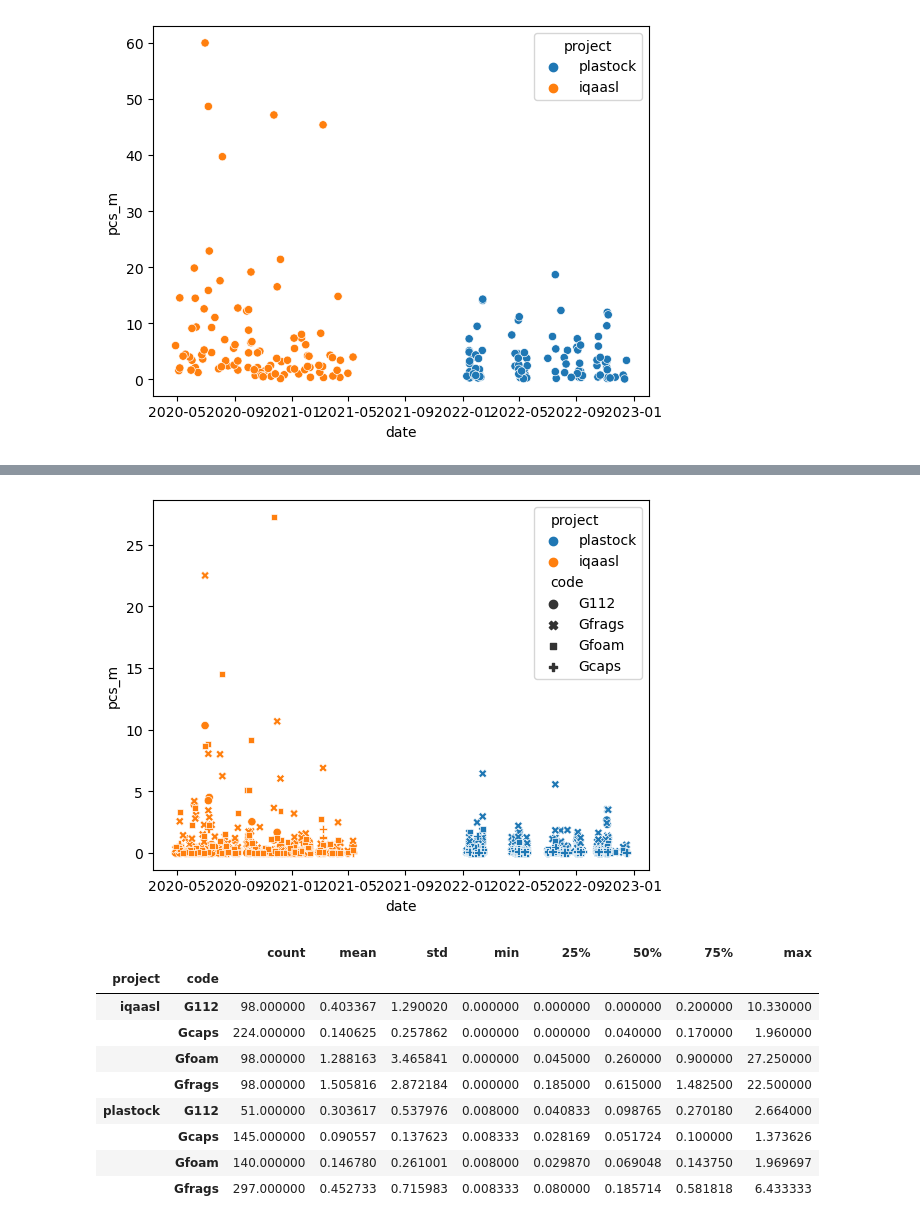
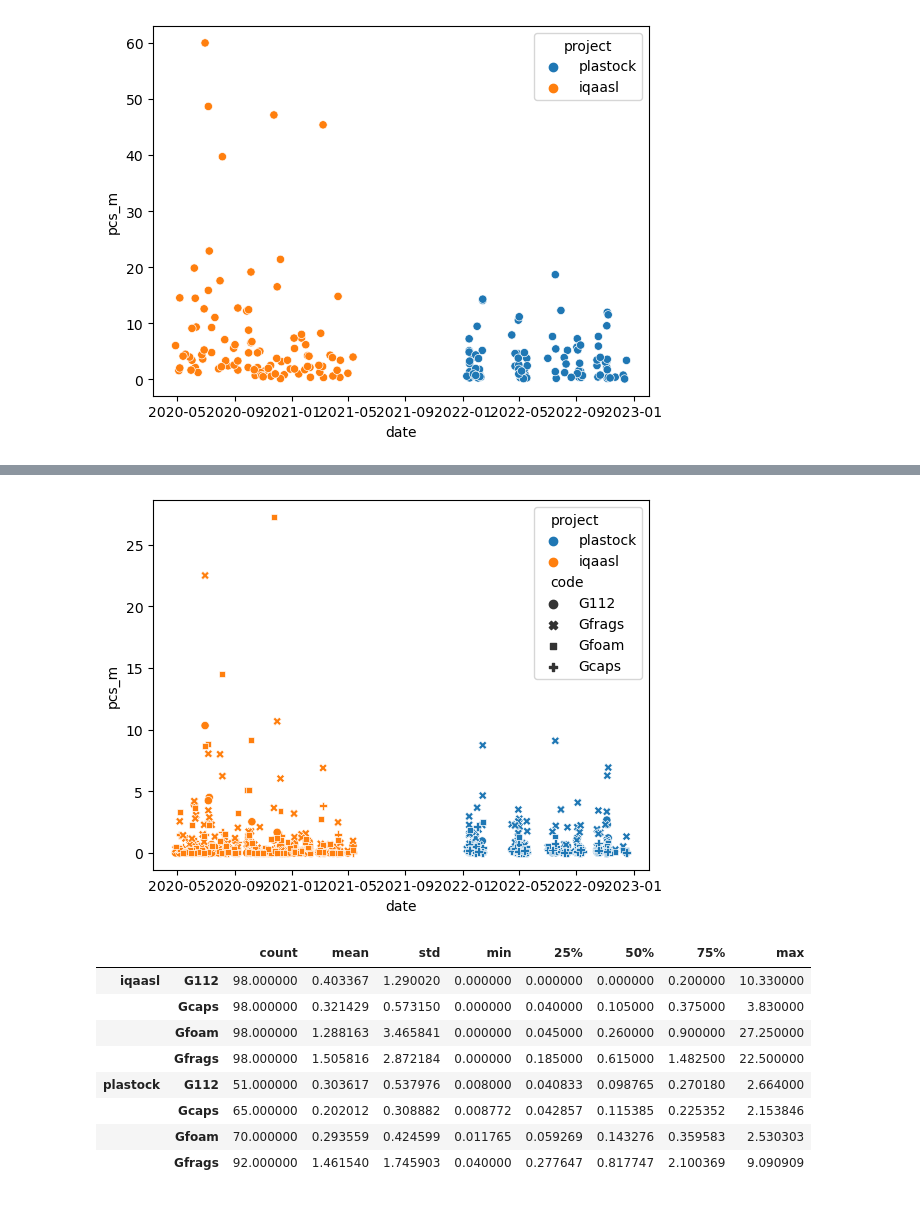
Before and after one commit to AssociationSauvegardeLeman/plastock, a Jupyter notebook: plastock_iqaasl.ipynb, the cells around one changed output, grey strips where cells are left out. Saved outputs shown, nothing was run; the diff lists cells and outputs as text; code cells hidden in the pictures.

Commit message:
fixed aggregation error for Gfrags, Gcaps and Gfoam for both sets of data

```diff
--- a/plastock_iqaasl.ipynb
+++ b/plastock_iqaasl.ipynb
@@ -138,7 +138,7 @@ plasticpcs = [ "G78", "G79", "G80", "G75", "G76", "G77"]
 Gcaps = [ "G21", "G23", "G24" ]
 
 # the columns that are being kept and the operations per column
-columns = ['loc_date', 'location', 'date', 'quantity', 'project']
+columns = ['loc_date', 'location', 'date', 'project']
 operations = {"quantity":"sum", "pcs_m": "sum"}
 
 # separate the codes of interest by group from the data frame and add the replacement value
@@ -213,28 +233,27 @@ sns.scatterplot(data=daily_totals, x="date", y="pcs_m", ax=ax, hue="project", st
 
 plt.show()
 # %% [output]
-[figure, old version]
+[figure, new version]
 # %%
 summary = daily_totals.groupby(["project", "code"]).pcs_m.describe()
-summary.index.name = (None, None)
+summary.index.names = (None, None)
 
 # this defines the css rules for the note-book table displays
 header_row = {'selector': 'th:nth-child(1)', 'props': f'background-color: #FFF;'}
 even_rows = {"selector": 'tr:nth-child(even)', 'props': f'background-color: rgba(139, 69, 19, 0.08);'}
 odd_rows = {'selector': 'tr:nth-child(odd)', 'props': 'background: #FFF;'}
 table_font = {'selector': 'tr', 'props': 'font-size: 12px;'}
 table_css_styles = [even_rows, odd_rows, table_font, header_row]
 
 
 summary.style.set_table_styles(table_css_styles)
 # %% [output]
 |  |  | count | mean | std | min | 25% | 50% | 75% | max |
-| project | code |  |  |  |  |  |  |  |  |
 | iqaasl | G112 | 98.000000 | 0.403367 | 1.290020 | 0.000000 | 0.000000 | 0.000000 | 0.200000 | 10.330000 |
-|  | Gcaps | 224.000000 | 0.140625 | 0.257862 | 0.000000 | 0.000000 | 0.040000 | 0.170000 | 1.960000 |
+|  | Gcaps | 98.000000 | 0.321429 | 0.573150 | 0.000000 | 0.040000 | 0.105000 | 0.375000 | 3.830000 |
 |  | Gfoam | 98.000000 | 1.288163 | 3.465841 | 0.000000 | 0.045000 | 0.260000 | 0.900000 | 27.250000 |
 |  | Gfrags | 98.000000 | 1.505816 | 2.872184 | 0.000000 | 0.185000 | 0.615000 | 1.482500 | 22.500000 |
 | plastock | G112 | 51.000000 | 0.303617 | 0.537976 | 0.008000 | 0.040833 | 0.098765 | 0.270180 | 2.664000 |
-|  | Gcaps | 145.000000 | 0.090557 | 0.137623 | 0.008333 | 0.028169 | 0.051724 | 0.100000 | 1.373626 |
-|  | Gfoam | 140.000000 | 0.146780 | 0.261001 | 0.008000 | 0.029870 | 0.069048 | 0.143750 | 1.969697 |
-|  | Gfrags | 297.000000 | 0.452733 | 0.715983 | 0.008333 | 0.080000 | 0.185714 | 0.581818 | 6.433333 |
+|  | Gcaps | 65.000000 | 0.202012 | 0.308882 | 0.008772 | 0.042857 | 0.115385 | 0.225352 | 2.153846 |
+|  | Gfoam | 70.000000 | 0.293559 | 0.424599 | 0.011765 | 0.059269 | 0.143276 | 0.359583 | 2.530303 |
+|  | Gfrags | 92.000000 | 1.461540 | 1.745903 | 0.040000 | 0.277647 | 0.817747 | 2.100369 | 9.090909 |
```
Also changed, not shown: parts of 3 cells of this notebook.
